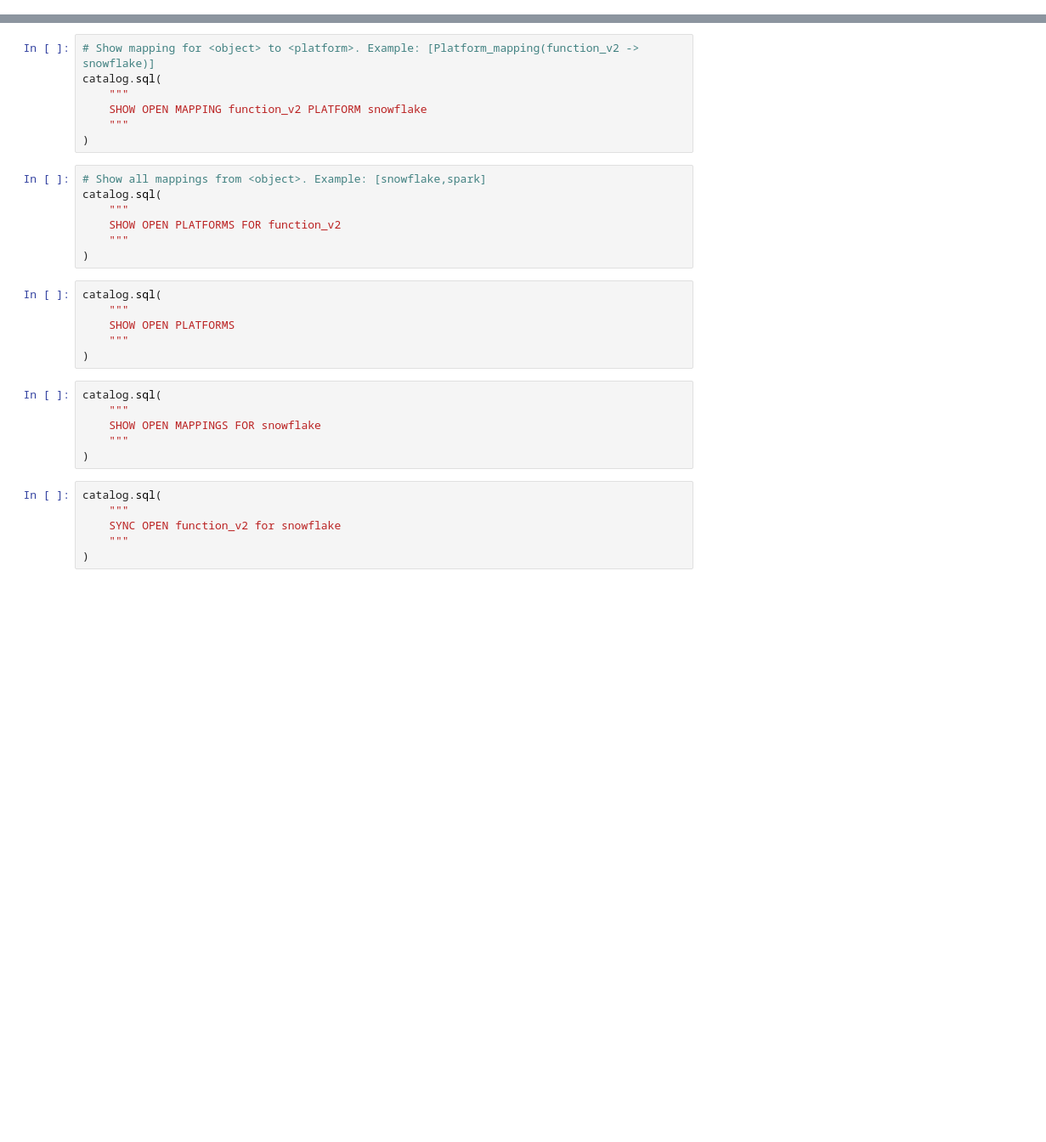
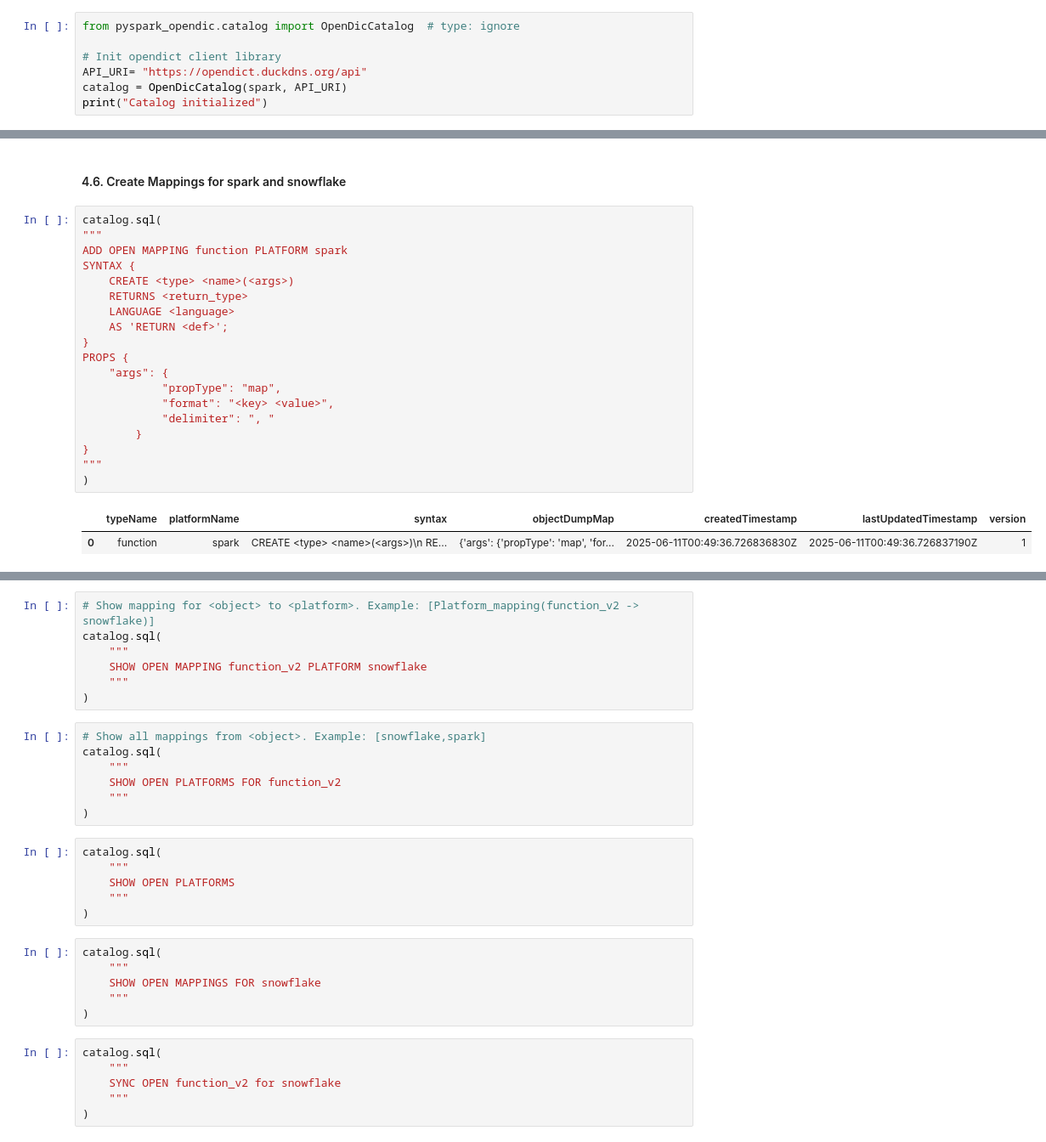
Before and after one commit to msc-open-metadata/polaris-boot, a Jupyter notebook: polaris-spark-local-postgres/notebooks/iceberg-spark-opendic-getting-started.ipynb, the cells around one changed output, grey strips where cells are left out. Shown at 85% size. Cells and saved outputs as stored; diff of their text form; blank space fills up the shorter version.

```diff
--- a/polaris-spark-local-postgres/notebooks/iceberg-spark-opendic-getting-started.ipynb
+++ b/polaris-spark-local-postgres/notebooks/iceberg-spark-opendic-getting-started.ipynb
@@ -182,0 +86,7 @@ catalog.sql(
+# %%
+from pyspark_opendic.catalog import OpenDicCatalog  # type: ignore
+
+# Init opendict client library
+API_URI= "https://opendict.duckdns.org/api"
+catalog = OpenDicCatalog(spark, API_URI)
+print("Catalog initialized")
@@ -182,0 +235,24 @@ catalog.sql(
+# %% [markdown]
+#### 4.6. Create Mappings for spark and snowflake
+# %%
+catalog.sql(
+"""
+ADD OPEN MAPPING function PLATFORM spark
+SYNTAX {
+    CREATE <type> <name>(<args>)
+    RETURNS <return_type>
+    LANGUAGE <language>
+    AS 'RETURN <def>';
+}
+PROPS {
+    "args": {
+            "propType": "map",
+            "format": "<key> <value>",
+            "delimiter": ", "
+        }
+}
+"""
+)
+# %% [output]
+|  | typeName | platformName | syntax | objectDumpMap | createdTimestamp | lastUpdatedTimestamp | version |
+| 0 | function | spark | CREATE <type> <name>(<args>)\n RE... | {'args': {'propType': 'map', 'for... | 2025-06-11T00:49:36.726836830Z | 2025-06-11T00:49:36.726837190Z | 1 |
```
Also changed, not shown: parts of 98 cells of this notebook, 2 other files.
